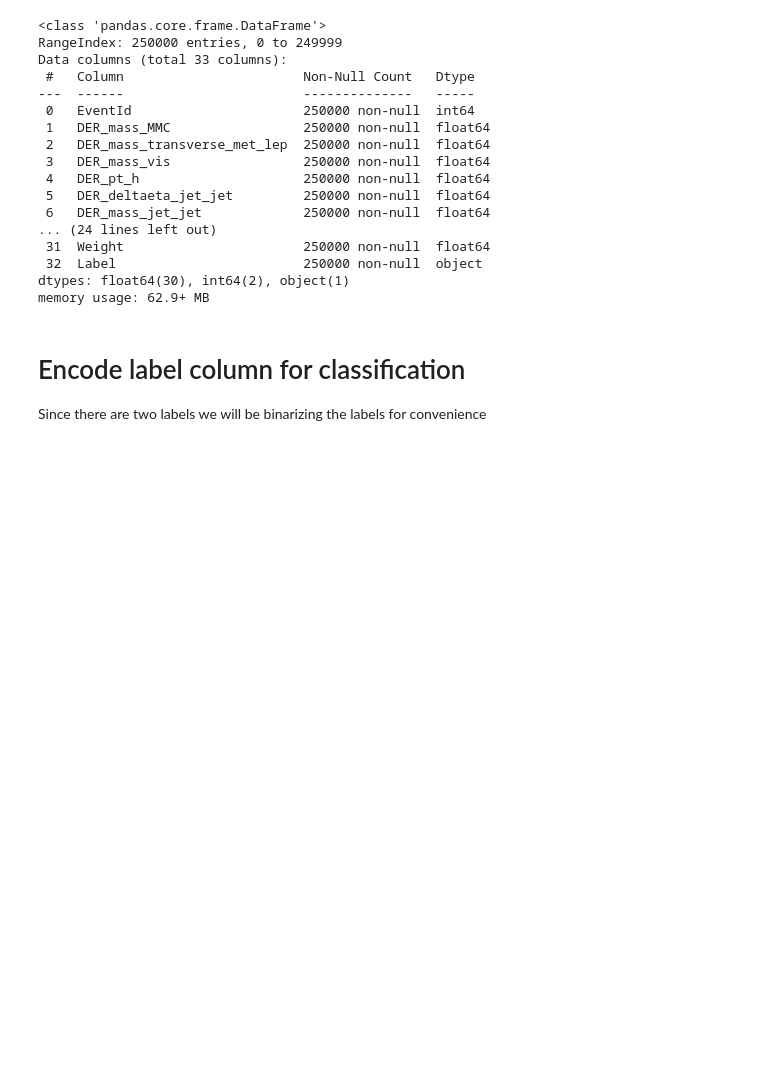
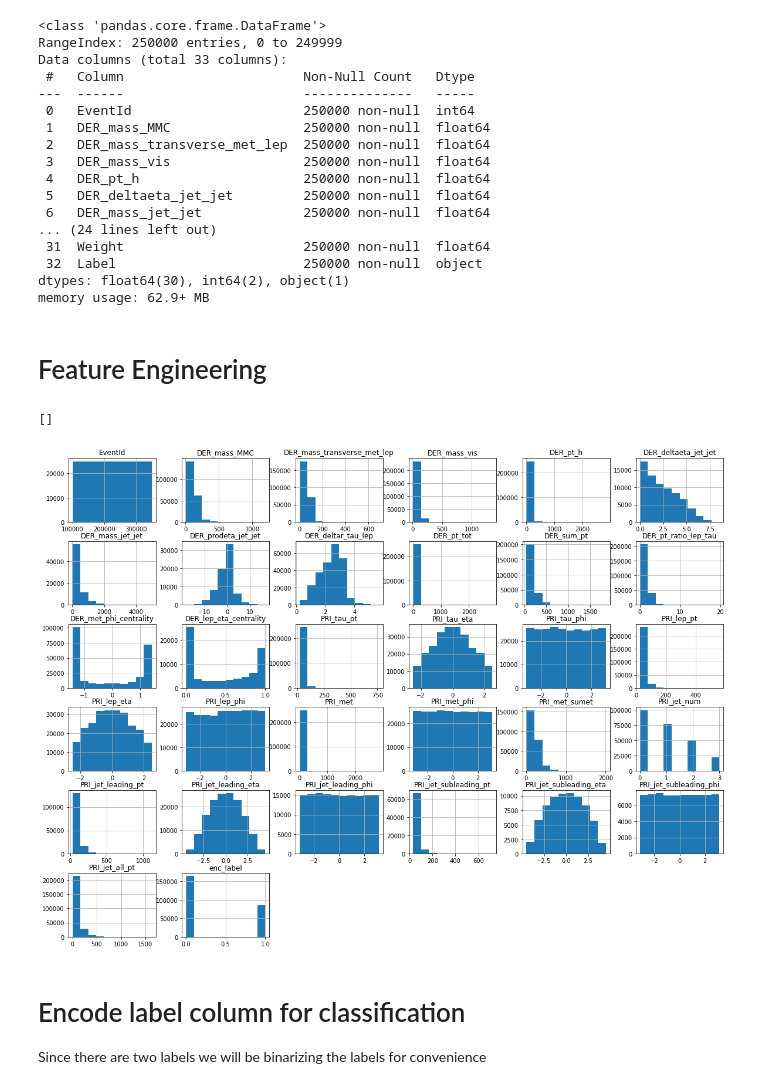
Before and after one commit to silvererudite/30-for-30-ml-projects, a Jupyter notebook: supervised/classifying-higgs-boson-events.ipynb, the cells around one changed output. Saved outputs shown, nothing was run; the diff lists cells and outputs as text; code cells hidden in the pictures; blank space fills up the shorter version.

```diff
--- a/supervised/classifying-higgs-boson-events.ipynb
+++ b/supervised/classifying-higgs-boson-events.ipynb
@@ -27,3 +24,11 @@ from sklearn import tree
+# %%
+import matplotlib.pyplot as plt
+import seaborn as sns
+from sklearn.model_selection import train_test_split
+from sklearn import tree
+from matplotlib import rcParams
+rcParams['figure.figsize'] = 20,15
+from sklearn.preprocessing import StandardScaler, PowerTransformer
 # %%
 df_train = pd.read_csv('/kaggle/input/higgs-boson/training.zip')
 df_train.head()
@@ -76,6 +81,14 @@ Data columns (total 33 columns):
  32  Label                        250000 non-null  object
 dtypes: float64(30), int64(2), object(1)
 memory usage: 62.9+ MB
+# %% [markdown]
+# Feature Engineering
+# %%
+df_train.replace(-999, np.nan).hist()
+plt.plot()
+# %% [output]
+[]
+[figure, added]
 # %% [markdown]
 # Encode label column for classification
 Since there are two labels we will be binarizing the labels for convenience
```
Also changed, not shown: parts of 3 cells of this notebook.
